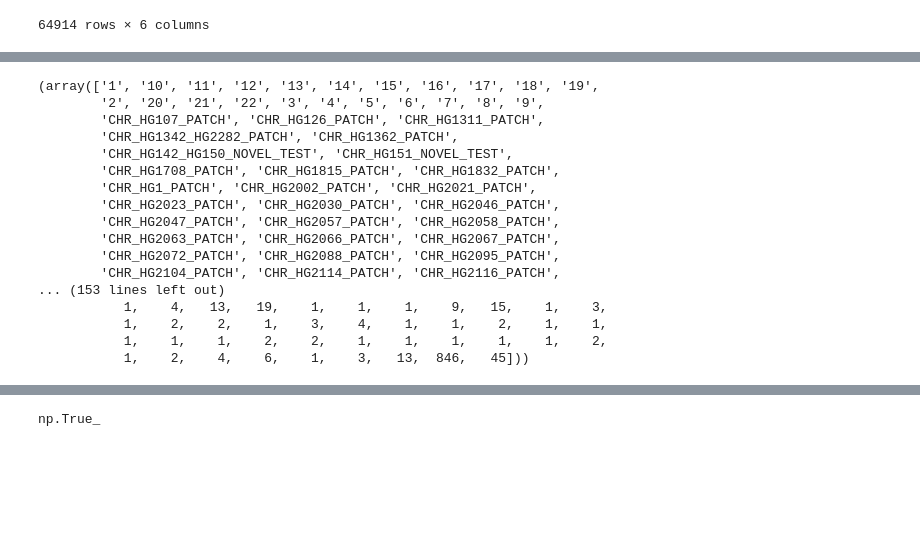
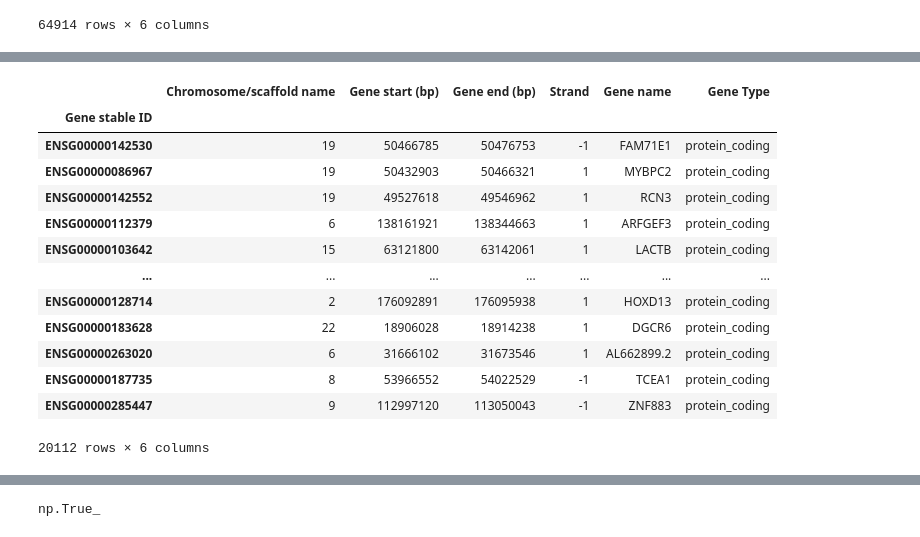
Before and after one commit to jackdesmarais/SAE_Hackathon, a Jupyter notebook: data/whole_genome/chunk_processing.ipynb, the cells around one changed output, grey strips where cells are left out. Saved outputs shown, nothing was run; the diff lists cells and outputs as text; code cells hidden in the pictures; blank space fills up the shorter version.

```diff
--- a/data/whole_genome/chunk_processing.ipynb
+++ b/data/whole_genome/chunk_processing.ipynb
@@ -62,23 +44,21 @@ only_split_genes
-# %%
-np.unique(only_split_genes['Chromosome/scaffold name'], return_counts=True)
-# %% [output]
-(array(['1', '10', '11', '12', '13', '14', '15', '16', '17', '18', '19',
-        '2', '20', '21', '22', '3', '4', '5', '6', '7', '8', '9',
-        'CHR_HG107_PATCH', 'CHR_HG126_PATCH', 'CHR_HG1311_PATCH',
-        'CHR_HG1342_HG2282_PATCH', 'CHR_HG1362_PATCH',
-        'CHR_HG142_HG150_NOVEL_TEST', 'CHR_HG151_NOVEL_TEST',
-        'CHR_HG1708_PATCH', 'CHR_HG1815_PATCH', 'CHR_HG1832_PATCH',
-        'CHR_HG1_PATCH', 'CHR_HG2002_PATCH', 'CHR_HG2021_PATCH',
-        'CHR_HG2023_PATCH', 'CHR_HG2030_PATCH', 'CHR_HG2046_PATCH',
-        'CHR_HG2047_PATCH', 'CHR_HG2057_PATCH', 'CHR_HG2058_PATCH',
-        'CHR_HG2063_PATCH', 'CHR_HG2066_PATCH', 'CHR_HG2067_PATCH',
-        'CHR_HG2072_PATCH', 'CHR_HG2088_PATCH', 'CHR_HG2095_PATCH',
-        'CHR_HG2104_PATCH', 'CHR_HG2114_PATCH', 'CHR_HG2116_PATCH',
-... (153 lines left out)
-           1,    4,   13,   19,    1,    1,    1,    9,   15,    1,    3,
-           1,    2,    2,    1,    3,    4,    1,    1,    2,    1,    1,
-           1,    1,    1,    2,    2,    1,    1,    1,    1,    1,    2,
-           1,    2,    4,    6,    1,    3,   13,  846,   45]))
+# %%
+only_split_genes = gene_data[gene_data.index.isin(gene_split.gene)&(gene_data['Chromosome/scaffold name'].isin(['1','2','3','4','5','6','7','8','9','10','11','12','13','14','15','16','17','18','19','20','21','22','X','Y']))]
+only_split_genes
+# %% [output]
+|  | Chromosome/scaffold name | Gene start (bp) | Gene end (bp) | Strand | Gene name | Gene Type |
+| Gene stable ID |  |  |  |  |  |  |
+| ENSG00000142530 | 19 | 50466785 | 50476753 | -1 | FAM71E1 | protein_coding |
+| ENSG00000086967 | 19 | 50432903 | 50466321 | 1 | MYBPC2 | protein_coding |
+| ENSG00000142552 | 19 | 49527618 | 49546962 | 1 | RCN3 | protein_coding |
+| ENSG00000112379 | 6 | 138161921 | 138344663 | 1 | ARFGEF3 | protein_coding |
+| ENSG00000103642 | 15 | 63121800 | 63142061 | 1 | LACTB | protein_coding |
+| ... | ... | ... | ... | ... | ... | ... |
+| ENSG00000128714 | 2 | 176092891 | 176095938 | 1 | HOXD13 | protein_coding |
+| ENSG00000183628 | 22 | 18906028 | 18914238 | 1 | DGCR6 | protein_coding |
+| ENSG00000263020 | 6 | 31666102 | 31673546 | 1 | AL662899.2 | protein_coding |
+| ENSG00000187735 | 8 | 53966552 | 54022529 | -1 | TCEA1 | protein_coding |
+| ENSG00000285447 | 9 | 112997120 | 113050043 | -1 | ZNF883 | protein_coding |
+20112 rows × 6 columns
 # %%
 only_split_genes.index.unique()
 # %% [output]
```
Also changed, not shown: parts of 12 cells of this notebook.
